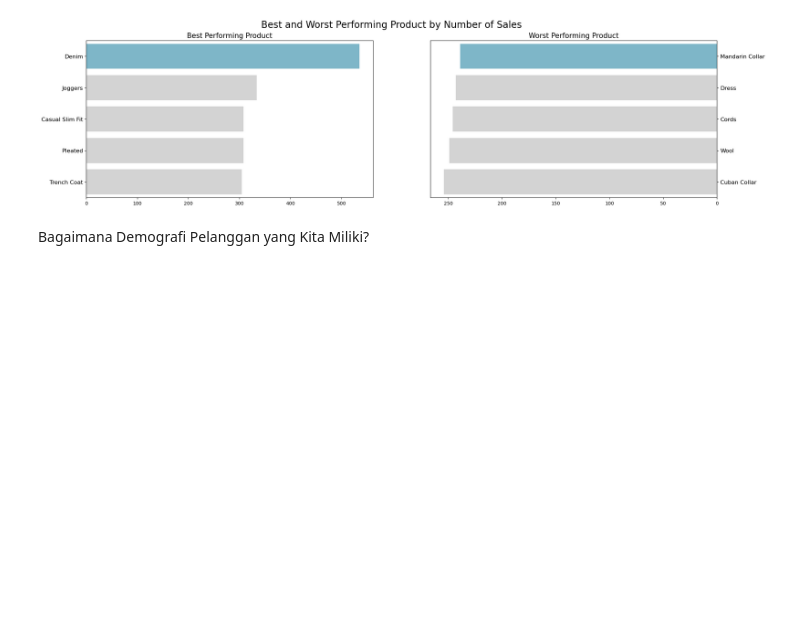
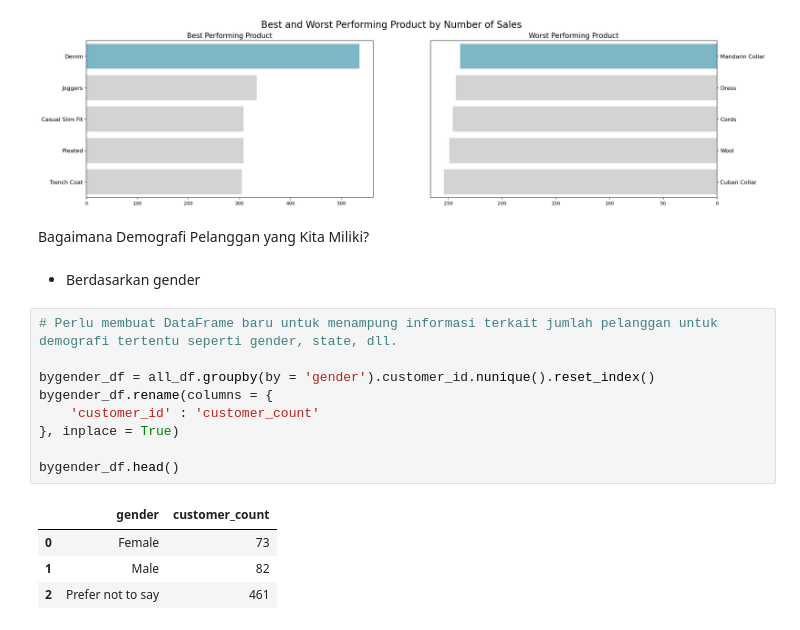
Before and after one commit to Edy-Mochamad/project-product_sales, a Jupyter notebook: notebook.ipynb, the cells around one changed output. Saved outputs shown, nothing was run; the diff lists cells and outputs as text; blank space fills up the shorter version.

```diff
--- a/notebook.ipynb
+++ b/notebook.ipynb
@@ -975,3 +987,19 @@ plt.show()
 [figure]
 # %% [markdown]
 Bagaimana Demografi Pelanggan yang Kita Miliki?
+# %% [markdown]
+- Berdasarkan gender
+# %%
+# Perlu membuat DataFrame baru untuk menampung informasi terkait jumlah pelanggan untuk demografi tertentu seperti gender, state, dll.
+
+bygender_df = all_df.groupby(by = 'gender').customer_id.nunique().reset_index()
+bygender_df.rename(columns = {
+    'customer_id' : 'customer_count'
+}, inplace = True)
+
+bygender_df.head()
+# %% [output]
+|  | gender | customer_count |
+| 0 | Female | 73 |
+| 1 | Male | 82 |
+| 2 | Prefer not to say | 461 |
```
Also changed, not shown: parts of 4 cells of this notebook.
